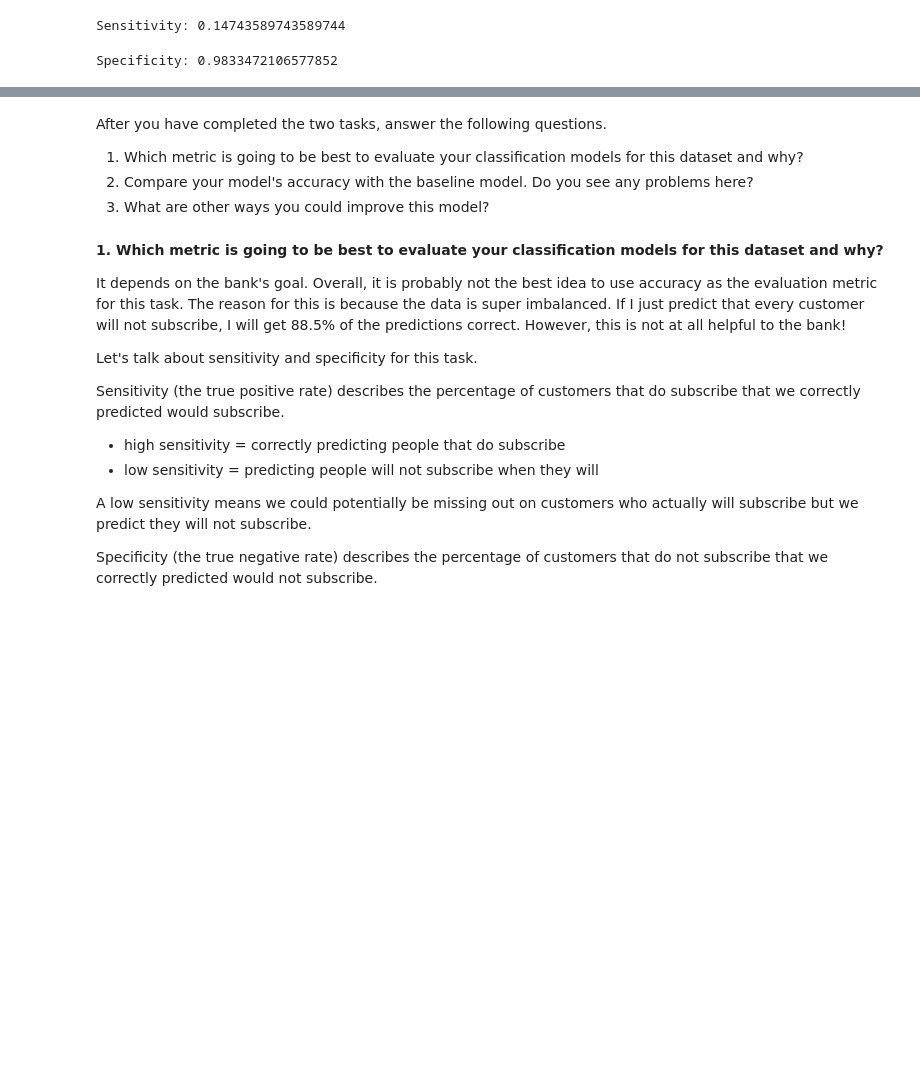
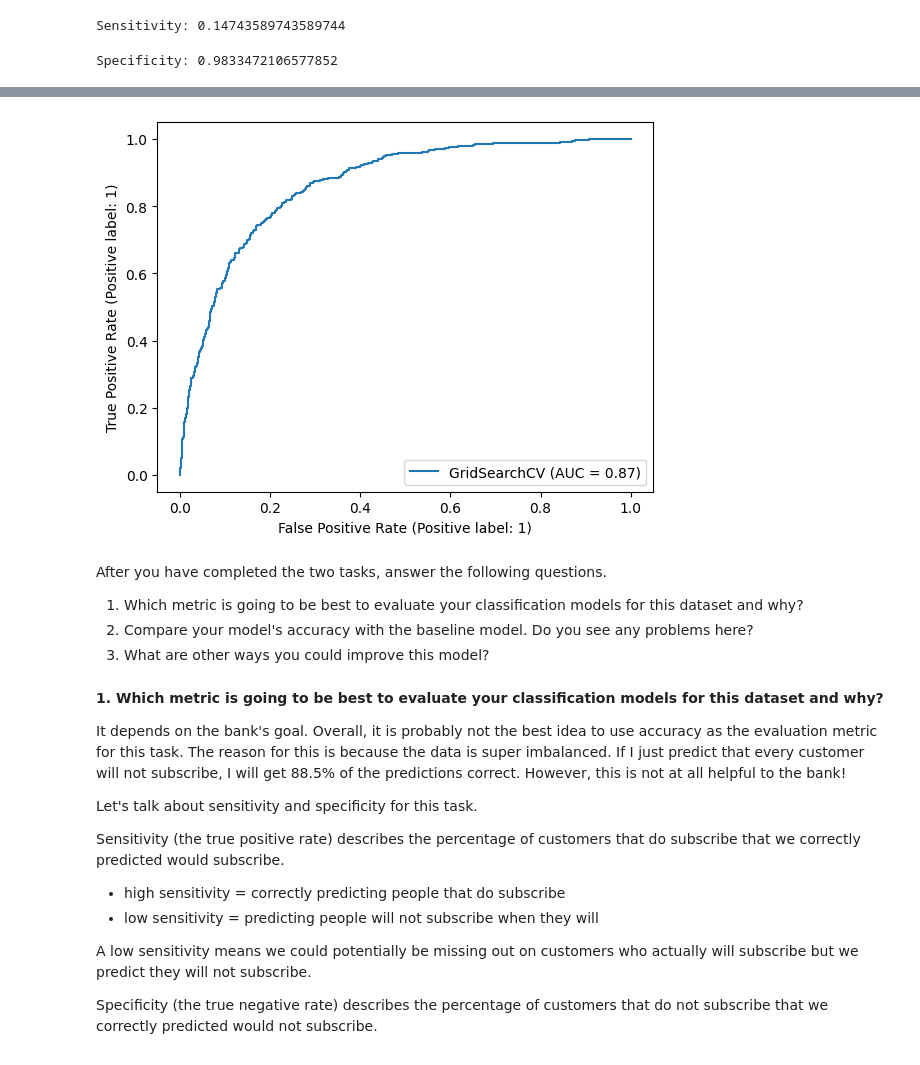
Before and after one commit to coding-dojo-data-science/machine-learning-practice-solutions, a Jupyter notebook: Classification_Metrics_2_Solutions.ipynb, the cells around one changed output, grey strips where cells are left out. Saved outputs shown, nothing was run; the diff lists cells and outputs as text; code cells hidden in the pictures; blank space fills up the shorter version.

```diff
--- a/Classification_Metrics_2_Solutions.ipynb
+++ b/Classification_Metrics_2_Solutions.ipynb
@@ -171,3 +160,8 @@ plot_roc_curve(gs, X_test, y_test);
+# %%
+# Plot ROC curve Train
+RocCurveDisplay.from_estimator(gs, X_train, y_train);
+# %% [output]
+[figure, added]
 # %% [markdown]
 After you have completed the two tasks, answer the following questions.
 
```
Also changed, not shown: parts of 10 cells of this notebook.
